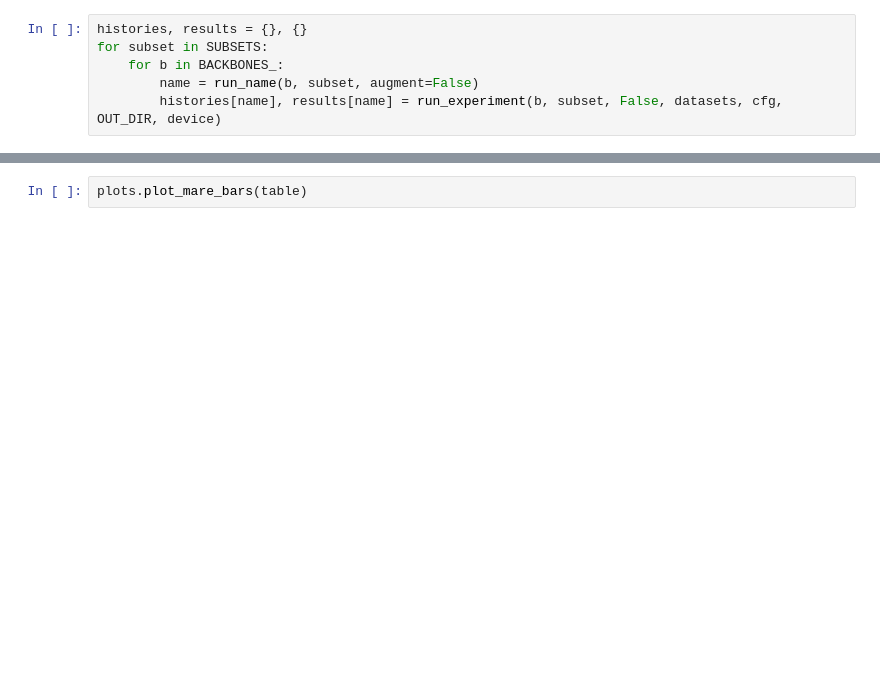
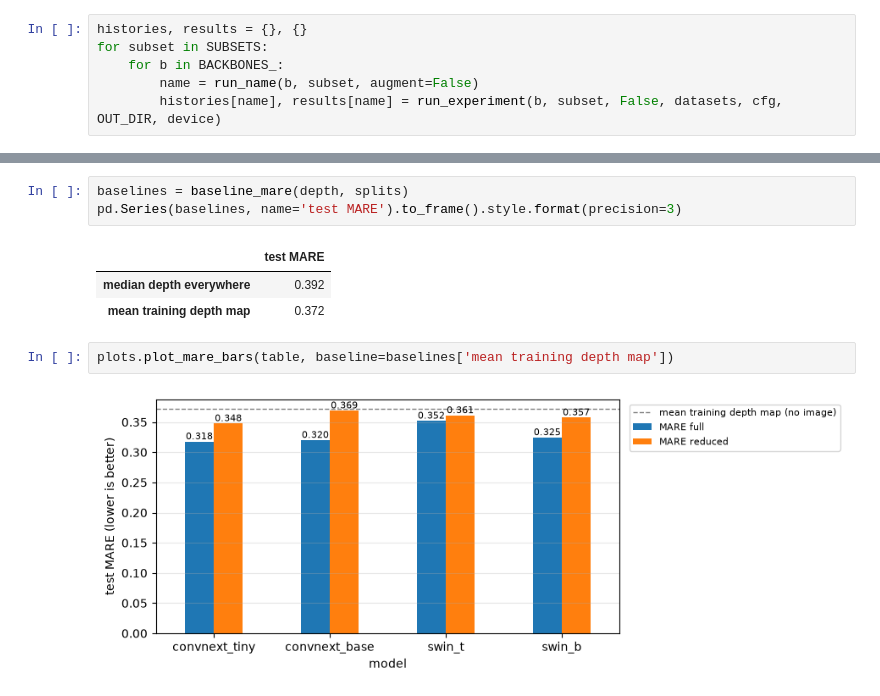
Before and after one commit to DaraHeaphy/lab5, a Jupyter notebook: lab5.ipynb, the cells around one changed output, grey strips where cells are left out. Cells and saved outputs as stored; diff of their text form; blank space fills up the shorter version.

Commit message:
Run all 16 experiments, add no-image baseline and overfitting table, write up discussion

```diff
--- a/lab5.ipynb
+++ b/lab5.ipynb
@@ -123,2 +153,11 @@ table.style.format(precision=3)
+# %%
+baselines = baseline_mare(depth, splits)
+pd.Series(baselines, name='test MARE').to_frame().style.format(precision=3)
+# %% [output]
+|  | test MARE |
+| median depth everywhere | 0.392 |
+| mean training depth map | 0.372 |
 # %%
-plots.plot_mare_bars(table)
+plots.plot_mare_bars(table, baseline=baselines['mean training depth map'])
+# %% [output]
+[figure, added]
```
Also changed, not shown: parts of 27 cells of this notebook, 2 other files.
